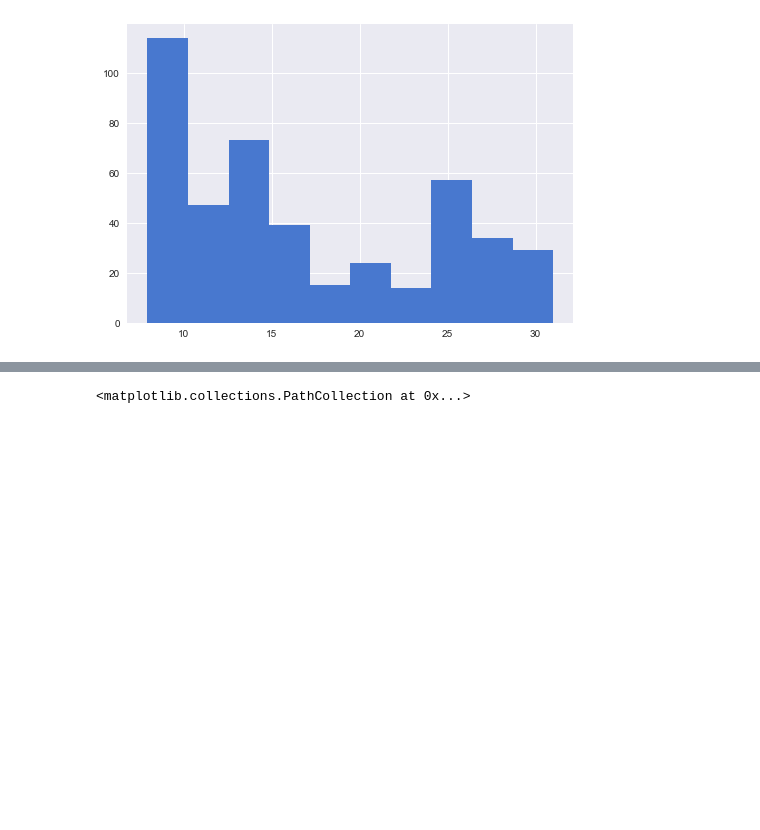
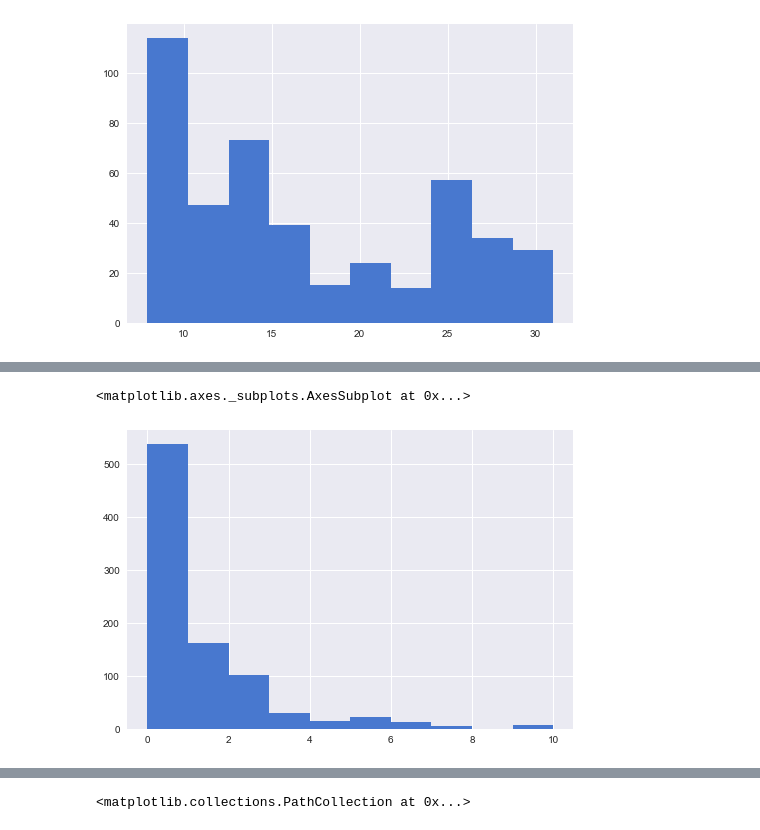
Before and after one commit to kylemeenehan/titanic-data, a Jupyter notebook: Titanic Project.ipynb, the cells around one changed output, grey strips where cells are left out. Saved outputs shown, nothing was run; the diff lists cells and outputs as text; code cells hidden in the pictures; blank space fills up the shorter version.

```diff
--- a/Titanic Project.ipynb
+++ b/Titanic Project.ipynb
@@ -295,0 +328,5 @@ plt.scatter(titanic_fare_scatter_standardized['Fare'], titanic_fare_scatter_stan
+# %%
+titanic_data['num_family'].hist()
+# %% [output]
+<matplotlib.axes._subplots.AxesSubplot at 0x...>
+[figure, added]
```
Also changed, not shown: parts of 13 cells of this notebook.
